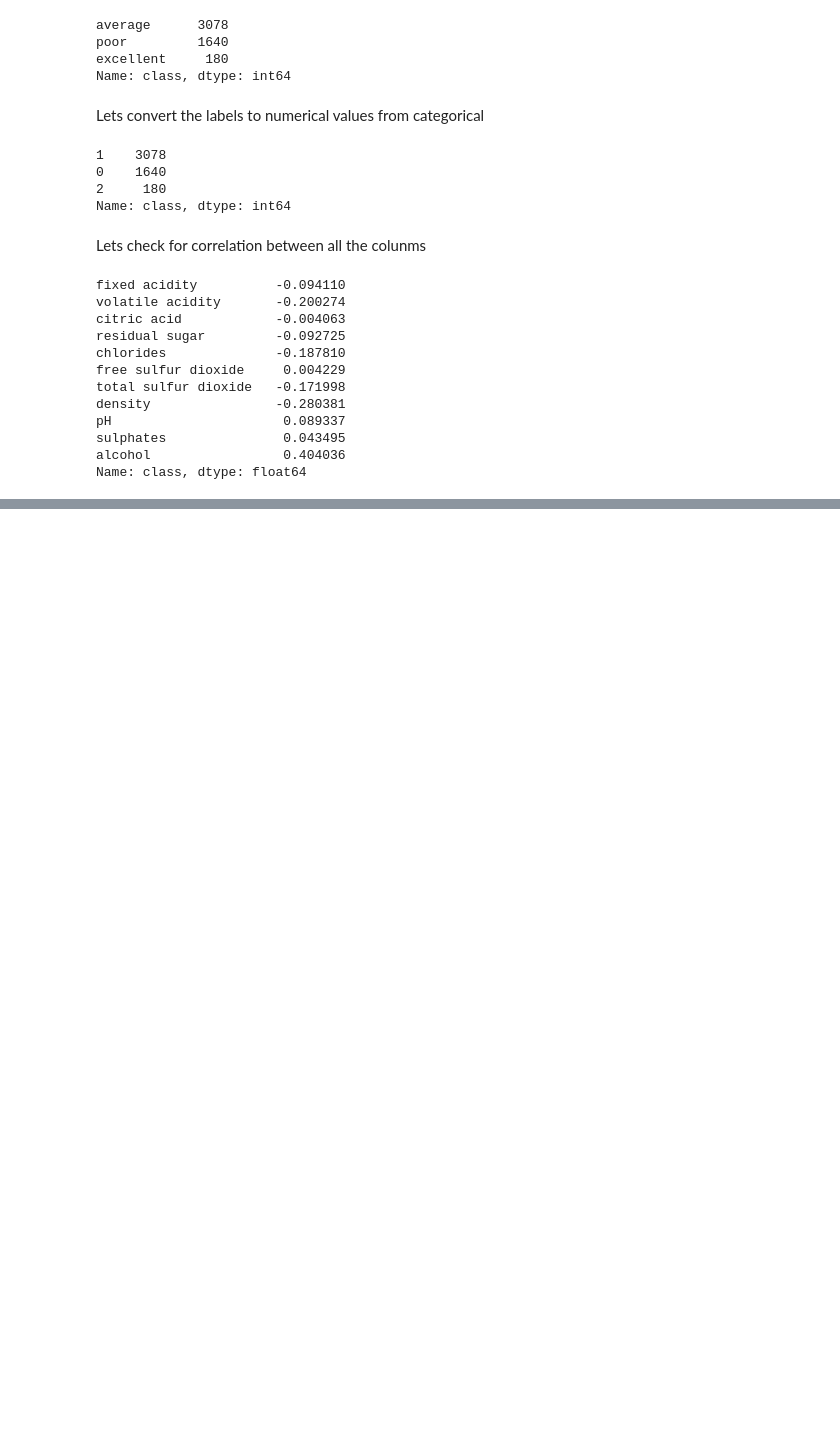
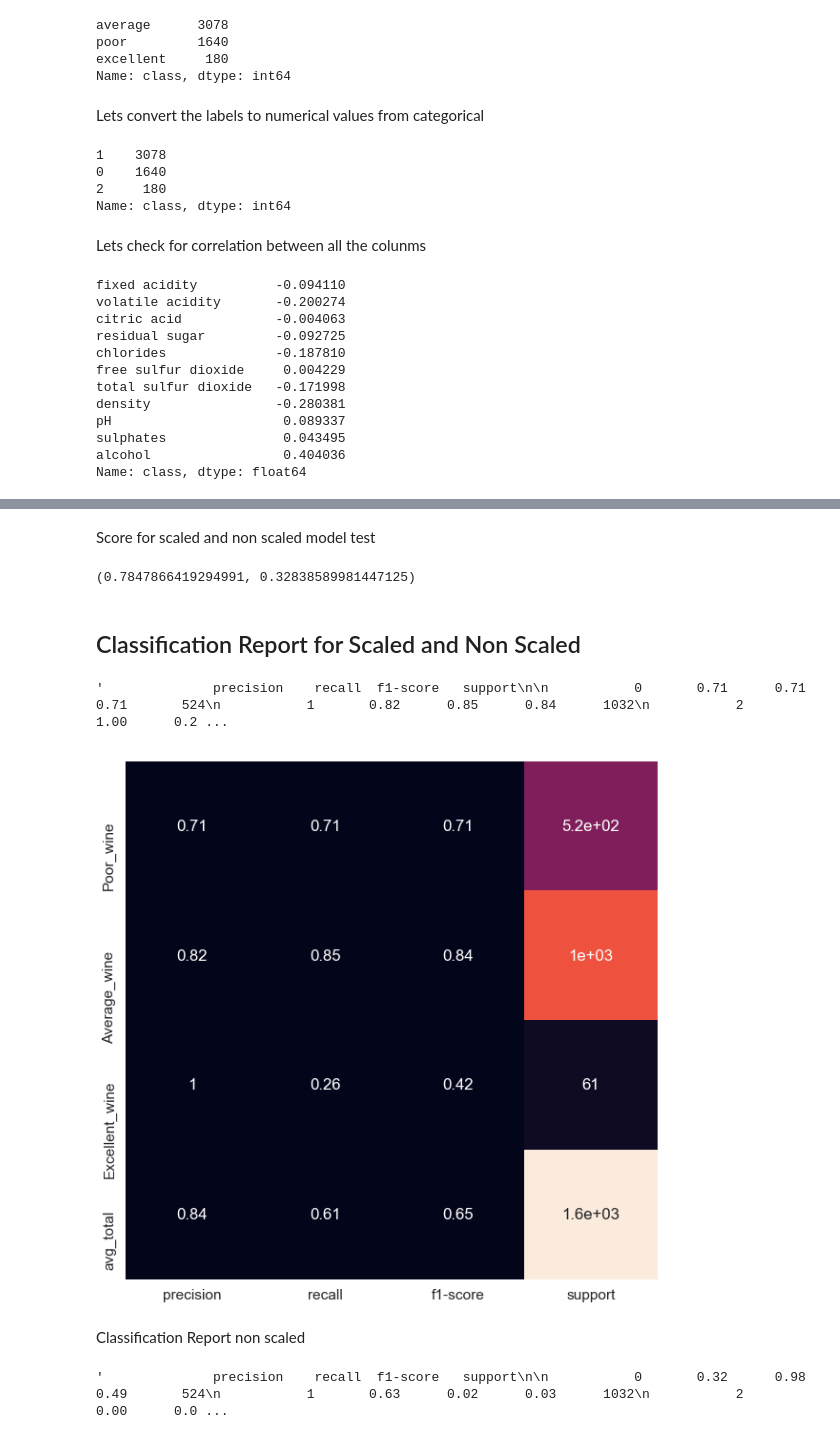
Before and after one commit to velitchko/machine-learning, a Jupyter notebook: assignment_2/White Wine Quality.ipynb, the cells around one changed output, grey strips where cells are left out. Cells and saved outputs as stored; diff of their text form; code cells hidden in the pictures; blank space fills up the shorter version.

Commit message:
completed the wine dataset with parameter tuning and scaling with varying results

```diff
--- a/assignment_2/White Wine Quality.ipynb
+++ b/assignment_2/White Wine Quality.ipynb
@@ -189,0 +217,48 @@ for name,model in models:
+# %%
+RFmodel = RandomForestClassifier(n_estimators=100)
+RFmodel.fit(X_train_scaled, y_train)
+
+predicted_scaled = RFmodel.predict(X_test_scaled)
+predicted = RFmodel.predict(X_test)
+# %% [markdown]
+Score for scaled and non scaled model test
+# %%
+RFmodel.score(X_test_scaled, y_test), RFmodel.score(X_test, y_test),
+# %% [output]
+(0.7847866419294991, 0.32838589981447125)
+# %% [markdown]
+## Classification Report for Scaled and Non Scaled
+# %%
+def plot_classification_report(y_tru, y_prd, figsize=(10, 10), ax=None):
+
+    plt.figure(figsize=figsize)
+
+    xticks = ['precision', 'recall', 'f1-score', 'support']
+    yticks = ['Poor_wine', 'Average_wine', 'Excellent_wine']
+    yticks += ['avg_total']
+
+    rep = np.array(precision_recall_fscore_support(y_tru, y_prd)).T
+    avg = np.mean(rep, axis=0)
+    avg[-1] = np.sum(rep[:, -1])
+    rep = np.insert(rep, rep.shape[0], avg, axis=0)
+
+    sns.heatmap(rep,
+                annot=True,
+                cbar=False,
+                xticklabels=xticks,
+                yticklabels=yticks,
+                ax=ax)
+# %%
+classification_report(y_test, predicted_scaled)
+# %% [output]
+'              precision    recall  f1-score   support\n\n           0       0.71      0.71      0.71       524\n           1       0.82      0.85      0.84      1032\n           2       1.00      0.2 ...
+# %%
+plot_classification_report(y_test, predicted_scaled)
+# %% [output]
+[figure, added]
+# %% [markdown]
+Classification Report non scaled
+# %%
+classification_report(y_test, predicted)
+# %% [output]
+'              precision    recall  f1-score   support\n\n           0       0.32      0.98      0.49       524\n           1       0.63      0.02      0.03      1032\n           2       0.00      0.0 ...
```
Also changed, not shown: parts of 122 cells of this notebook.
